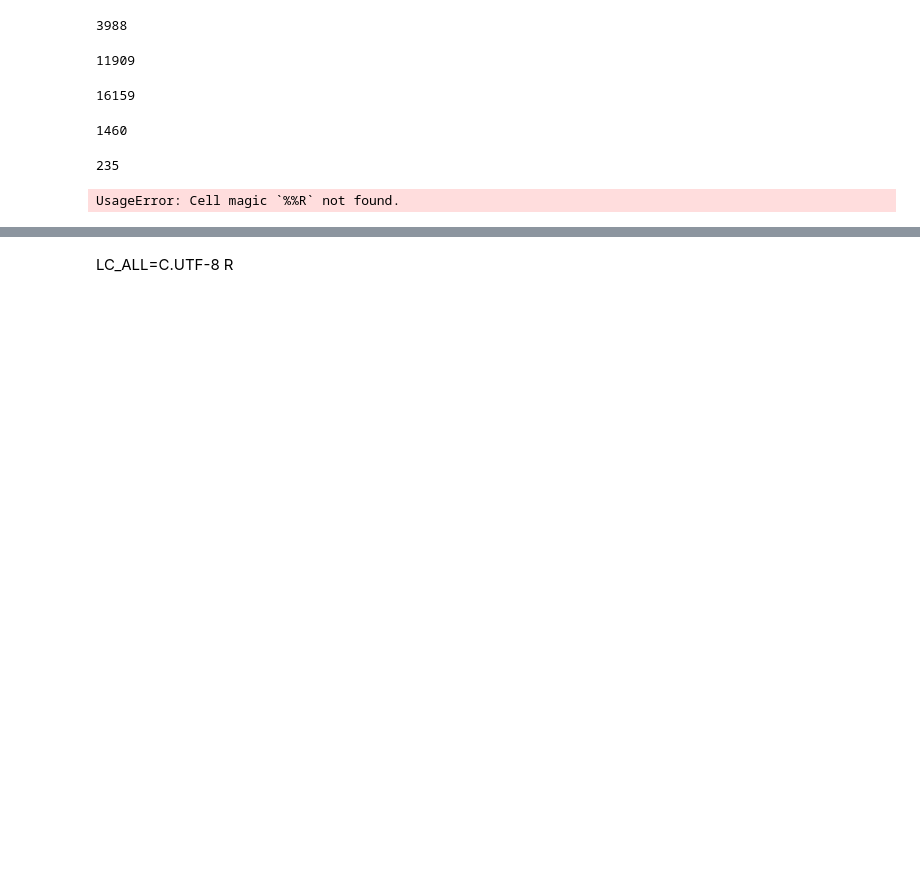
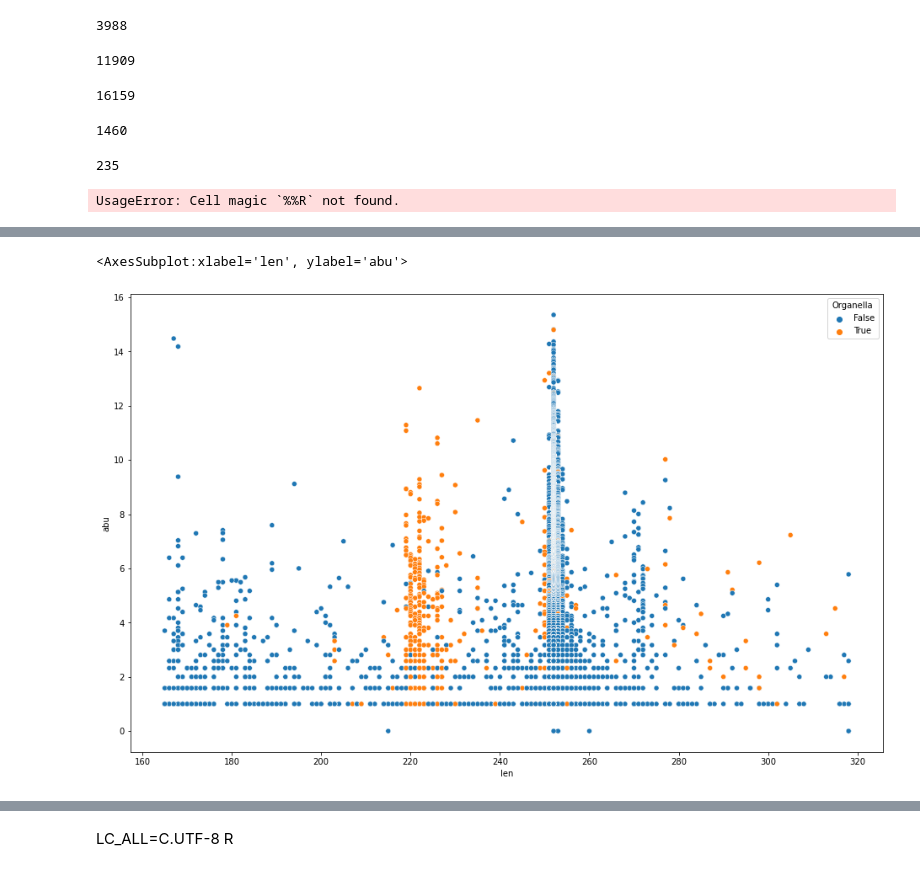
Before and after one commit to crabron/ARRIAM, a Jupyter notebook: align.ipynb, the cells around one changed output, grey strips where cells are left out. Cells and saved outputs as stored; diff of their text form; code cells hidden in the pictures; blank space fills up the shorter version.

```diff
--- a/align.ipynb
+++ b/align.ipynb
@@ -238,0 +313,13 @@ UsageError: Cell magic `%%R` not found.
+# %%
+df_mix['Organella'] = np.where(((df_mix['Order']=="Chloroplast") |
+                            (df_mix['Family']=="Mitochondria")) ,True, False)
+plt.figure(figsize=(16, 10))
+sns.scatterplot(
+    data=df_mix,
+    x='len',
+    y='abu',
+    hue='Organella'
+)
+# %% [output]
+<AxesSubplot:xlabel='len', ylabel='abu'>
+[figure, added]
```
Also changed, not shown: parts of 13 cells of this notebook.
